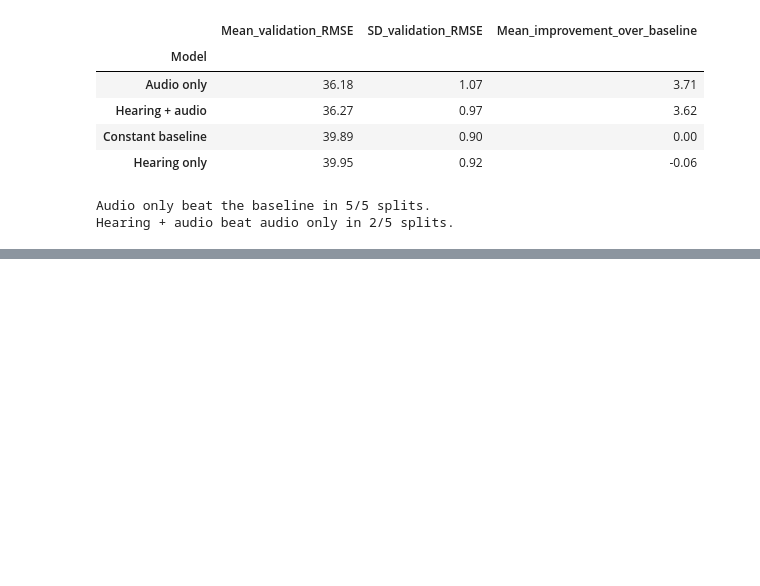
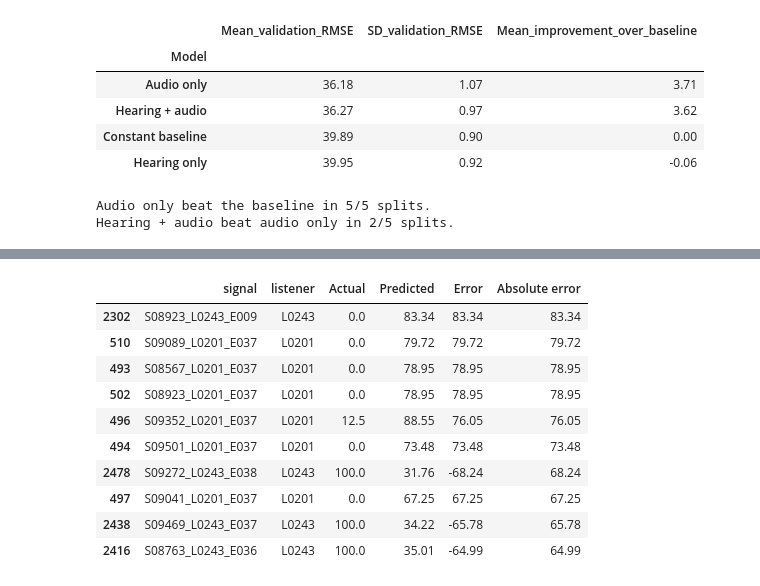
Before and after one commit to roberaBelachew/clarity_cpc2, a Jupyter notebook: clarity_cpc2.ipynb, the cells around one changed output, grey strips where cells are left out. Saved outputs shown, nothing was run; the diff lists cells and outputs as text; code cells hidden in the pictures; blank space fills up the shorter version.

```diff
--- a/clarity_cpc2.ipynb
+++ b/clarity_cpc2.ipynb
@@ -859,0 +934,24 @@ Hearing + audio beat audio only in 2/5 splits.
+# %%
+errors["Understanding group"] = pd.cut(
+    errors["Actual"],
+    bins=[0, 25, 50, 75, 100],
+    labels=["0–25%", ">25–50%", ">50–75%", ">75–100%"],
+    include_lowest=True,
+)
+
+group_rows = []
+
+for group, rows in errors.groupby("Understanding group", observed=True):
+    group_rows.append({
+        "Actual understanding": group,
+        "Examples": len(rows),
+        "Mean actual": rows["Actual"].mean(),
+        "Mean prediction": rows["Predicted"].mean(),
+        "Mean signed error": rows["Error"].mean(),
+        "MAE": rows["Absolute error"].mean(),
+        "RMSE": rmse(rows["Actual"], rows["Predicted"]),
+    })
+
+error_summary = pd.DataFrame(group_rows)
+
+display(error_summary.round(2))
@@ -859,0 +964,18 @@ Hearing + audio beat audio only in 2/5 splits.
+# %%
+display(
+    errors.nlargest(10, "Absolute error")[
+        ["signal", "listener", "Actual", "Predicted", "Error", "Absolute error"]
+    ].round(2)
+)
+# %% [output]
+|  | signal | listener | Actual | Predicted | Error | Absolute error |
+| 2302 | S08923_L0243_E009 | L0243 | 0.0 | 83.34 | 83.34 | 83.34 |
+| 510 | S09089_L0201_E037 | L0201 | 0.0 | 79.72 | 79.72 | 79.72 |
+| 493 | S08567_L0201_E037 | L0201 | 0.0 | 78.95 | 78.95 | 78.95 |
+| 502 | S08923_L0201_E037 | L0201 | 0.0 | 78.95 | 78.95 | 78.95 |
+| 496 | S09352_L0201_E037 | L0201 | 12.5 | 88.55 | 76.05 | 76.05 |
+| 494 | S09501_L0201_E037 | L0201 | 0.0 | 73.48 | 73.48 | 73.48 |
+| 2478 | S09272_L0243_E038 | L0243 | 100.0 | 31.76 | -68.24 | 68.24 |
+| 497 | S09041_L0201_E037 | L0201 | 0.0 | 67.25 | 67.25 | 67.25 |
+| 2438 | S09469_L0243_E037 | L0243 | 100.0 | 34.22 | -65.78 | 65.78 |
+| 2416 | S08763_L0243_E036 | L0243 | 100.0 | 35.01 | -64.99 | 64.99 |
```
Also changed, not shown: parts of 4 cells of this notebook.
